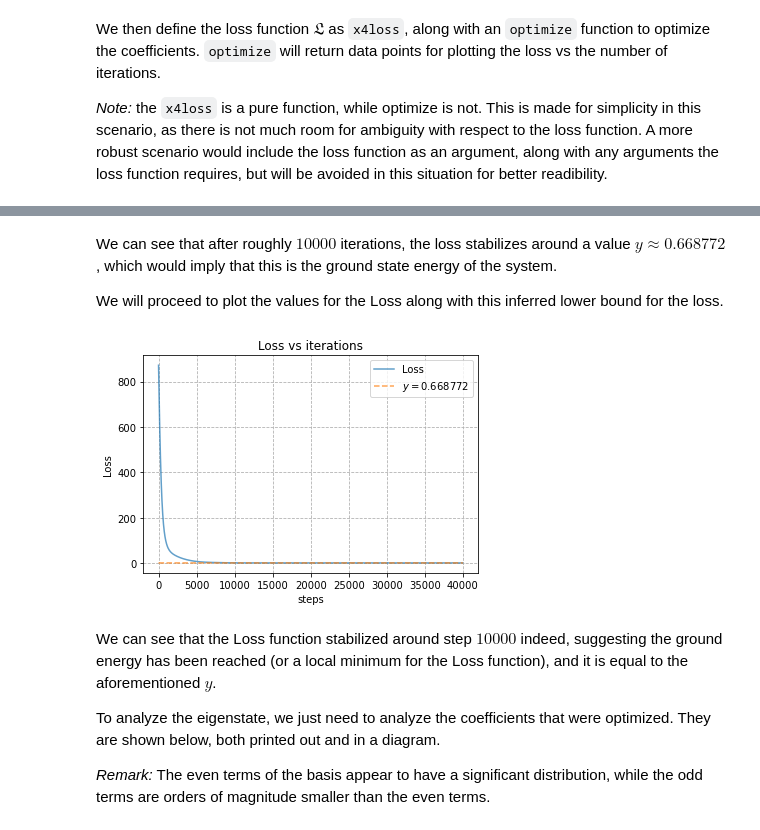
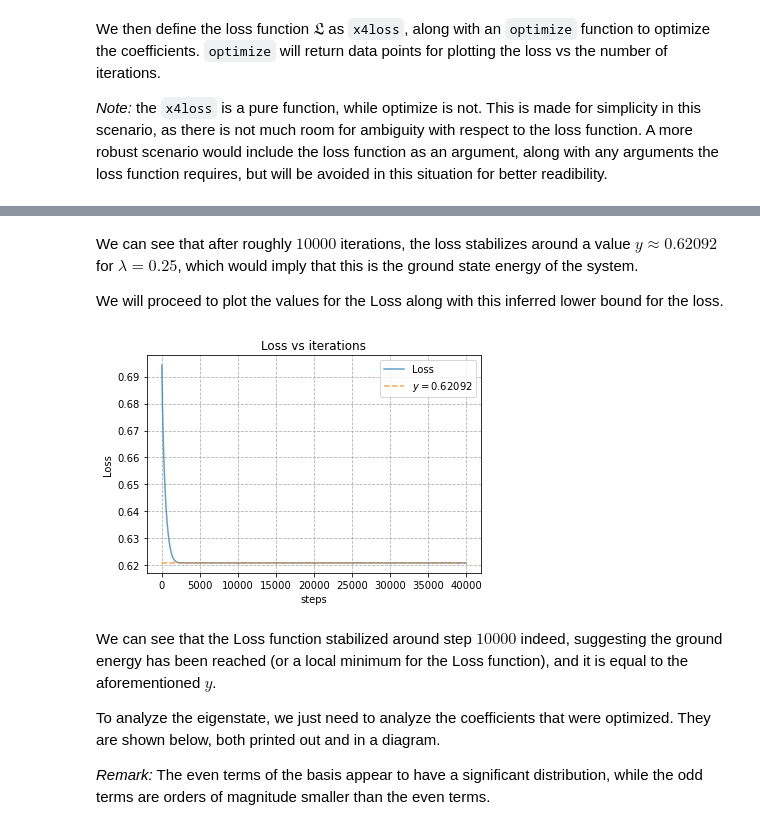
Before and after one commit to snmendoza01/Physics-Simulations, a Jupyter notebook: x4-perturbation/x4-approximation.ipynb, the cells around one changed output, grey strips where cells are left out. Drawn from its saved outputs; the diff is of its cells as text; code cells hidden in the pictures.

Commit message:
added sqrt2 factor in x matrix

```diff
--- a/x4-perturbation/x4-approximation.ipynb
+++ b/x4-perturbation/x4-approximation.ipynb
@@ -46,7 +46,7 @@ import matplotlib.pyplot as plt
 # hyperparameters
 w = 1
 h = 1
-lmbda = 0.1
+lmbda = 0.25
 N = 50
 lr = 1e-3
 epochs = 40000
@@ -67,8 +67,8 @@ H_osc = torch.diag((torch.arange(N+1)+0.5)*h*w+0j)
 x  = torch.zeros(N+1, N+1, requires_grad=False, dtype=torch.cfloat)
 for i in range(N):
     n = i+1
-    x[n][i] = math.sqrt(n)
-    x[i][n] = math.sqrt(n)
+    x[n][i] = math.sqrt(n/2)
+    x[i][n] = math.sqrt(n/2)
 
 # print(f'H matrix:\n {H_osc}\n')
 # print(f'x matrix:\n {x}\n')
@@ -107,18 +125,18 @@ plot_data = optimize(coeffs, x, H_osc, **hyperparams).detach()
 # %% [markdown]
-We can see that after roughly $10 000$ iterations, the loss stabilizes around a value $y\approx0.668772$, which would imply that this is the ground state energy of the system.
+We can see that after roughly $10 000$ iterations, the loss stabilizes around a value $y\approx0.62092$ for $\lambda = 0.25$, which would imply that this is the ground state energy of the system.
 
 We will proceed to plot the values for the Loss along with this inferred lower bound for the loss.
 # %%
 plt.plot(plot_data[:,0], plot_data[:, 1], label='Loss', alpha=0.7)
-plt.plot(torch.arange(0, epochs), [0.668772]*epochs, ls='--', alpha=0.7,
-         label=r'$y=0.668772$')
+plt.plot(torch.arange(0, epochs), [0.62092]*epochs, ls='--', alpha=0.7,
+         label=r'$y=0.62092$')
 plt.title('Loss vs iterations')
 plt.xlabel('steps')
 plt.ylabel('Loss')
 plt.legend()
 plt.grid(ls='--')
 # %% [output]
-[figure, old version]
+[figure, new version]
 # %% [markdown]
 We can see that the Loss function stabilized around step $10000$ indeed, suggesting the ground energy has been reached (or a local minimum for the Loss function), and it is equal to the aforementioned $y$.
 
```
Also changed, not shown: parts of 2 cells of this notebook.
